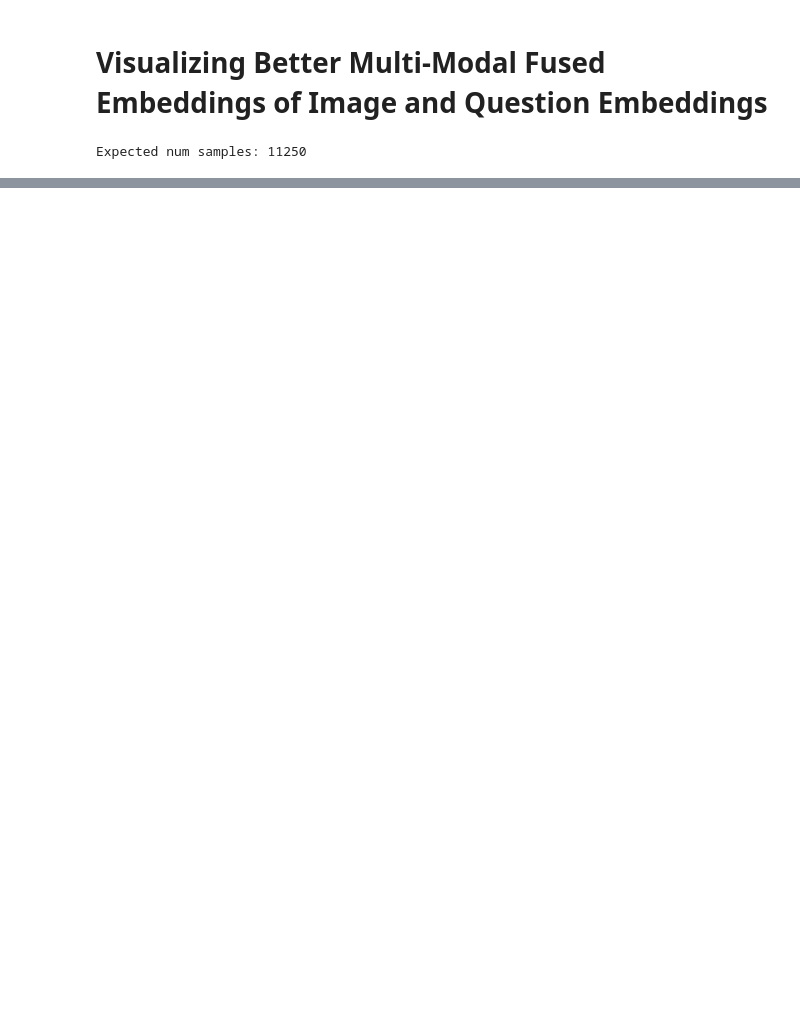
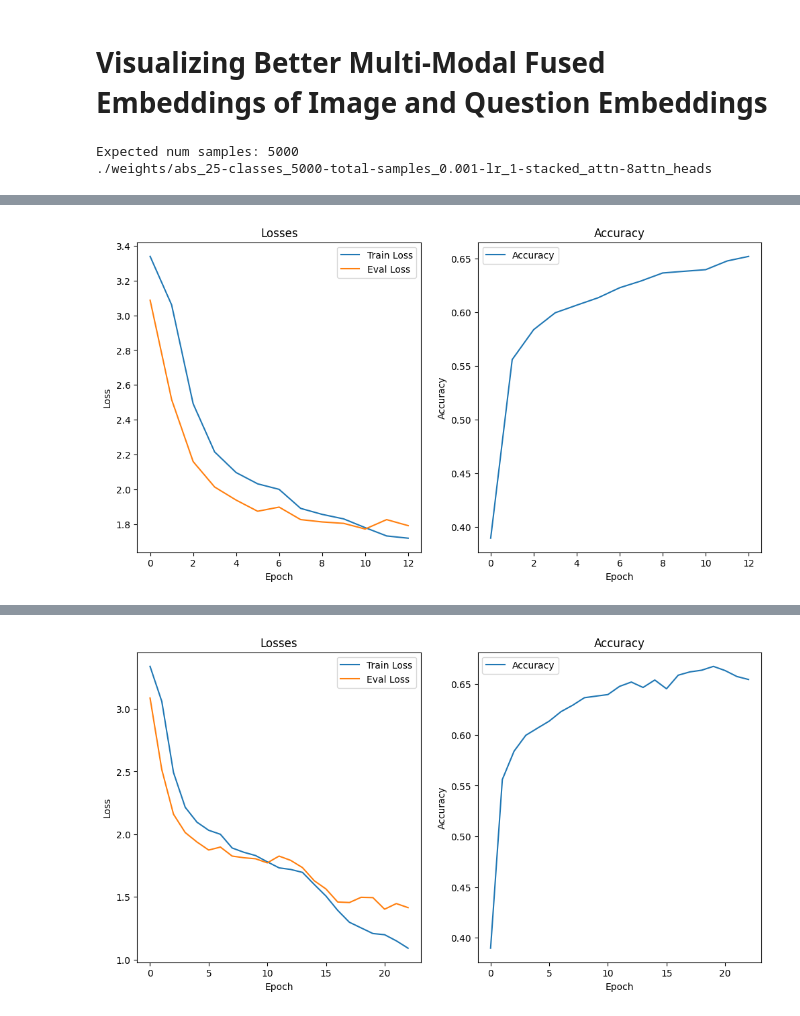
Before and after one commit to tanmay4269/Few-Shot-VQA, a Jupyter notebook: visualize-fused-embeddings.ipynb, the cells around one changed output, grey strips where cells are left out. Cells and saved outputs as stored; diff of their text form; code cells hidden in the pictures; blank space fills up the shorter version.

```diff
--- a/visualize-fused-embeddings.ipynb
+++ b/visualize-fused-embeddings.ipynb
@@ -34,7 +34,7 @@ vqa_abs = {
 
 cfg = {
     'n_classes': 25,
-    'samples_per_answer': 100,
+    'samples_per_answer': 200,
     'max_q_len': 23,
     'image_encoder': 'facebook/dinov2-base',
     'text_encoder': 'bert-base-uncased',
@@ -44,24 +44,27 @@ cfg = {
 
     'batch_size': 250,
     'epochs': 100,
-    'base_lr': 0.005,
+    'base_lr': 0.001,
 
     'fusion_mode': 'cat',
-    'num_stacked_attn': 2,
+    'num_stacked_attn': 4,
 
     'weights_save_path': './weights'
 }
 
 print('Expected num samples:', cfg['n_classes'] * cfg['samples_per_answer'])
 
-cfg['weights_save_path'] += '/v2_{}-classes_{}-total-samples_{}-lr_{}-stacked_attn'.format(
+cfg['weights_save_path'] += '/abs_{}-classes_{}-total-samples_{}-lr_{}-stacked_attn-8attn_heads'.format(
     cfg['n_classes'],
     cfg['n_classes'] * cfg['samples_per_answer'],
     cfg['base_lr'],
     cfg['num_stacked_attn']
 )
+
+print(cfg['weights_save_path'])
 # %% [output]
-Expected num samples: 11250
+Expected num samples: 5000
+./weights/abs_25-classes_5000-total-samples_0.001-lr_1-stacked_attn-8attn_heads
 # %%
 def data_processing(
         dataset,
@@ -119,10 +122,13 @@ def data_processing(
             image_id, question_id = sample
             if dataset['type'] == 'v2':
                 image_id = str(image_id).zfill(6)
+                ext = '.jpg'
             elif dataset['type'] == 'abs':
                 image_id = str(image_id).zfill(5)
+                ext = '.png'
 
-            image_path = dataset['image_root'] + str(image_id) + '.jpg'
+
+            image_path = dataset['image_root'] + str(image_id) + ext
             question = question_id_map[question_id]
 
             data = train_data if i < train_val_split * len(samples) else val_data
@@ -188,7 +194,7 @@ class VLModel(nn.Module):
         num_stacks=cfg['num_stacked_attn']
         output_dim=cfg['n_classes']
 
-        attn_heads = 4
+        attn_heads = 8
         attn_embed_dim = 768
 
         self.attn_q2i = nn.ModuleList([
@@ -386,14 +392,13 @@ def trainer(dataset):
 
         plt.show()
 
-    moving_avg_accuracy = 0.0
+    max_accuracy = 0.0
     low_accuracy_count = 0
     for epoch in range(cfg['epochs']):
         train_loss = train(train_dataloader, model, criterion, optimizer)
         eval_loss, accuracy = eval(val_dataloader, model, criterion)
         scheduler.step()
 
-        moving_avg_accuracy = np.mean(accuracies[-5:])
         train_losses.append(train_loss)
         eval_losses.append(eval_loss)
         accuracies.append(accuracy)
@@ -406,16 +411,18 @@ def trainer(dataset):
         if epoch == 0:
             continue
 
-        if accuracies[-1] > moving_avg_accuracy:
+        if accuracies[-1] > max_accuracy:
+            max_accuracy = accuracies[-1]
             torch.save(model.state_dict(), cfg['weights_save_path'])
 
         if accuracies[-1] < accuracies[-2]:
             low_accuracy_count += 1
             if low_accuracy_count >= cfg['relaxation_period']:
+                plot(epoch+1)
                 break
         else:
             low_accuracy_count = 0
 # %%
 if __name__ == '__main__':
-    trainer(dataset=vqa_v2)
+    trainer(dataset=vqa_abs)
 # %% [output]
@@ -427,0 +446 @@ len(train_dataloader) = 36
+[figure, added]
@@ -428,0 +464 @@ KeyboardInterrupt:
+[figure, added]
```
Also changed, not shown: parts of 1 cell of this notebook.
